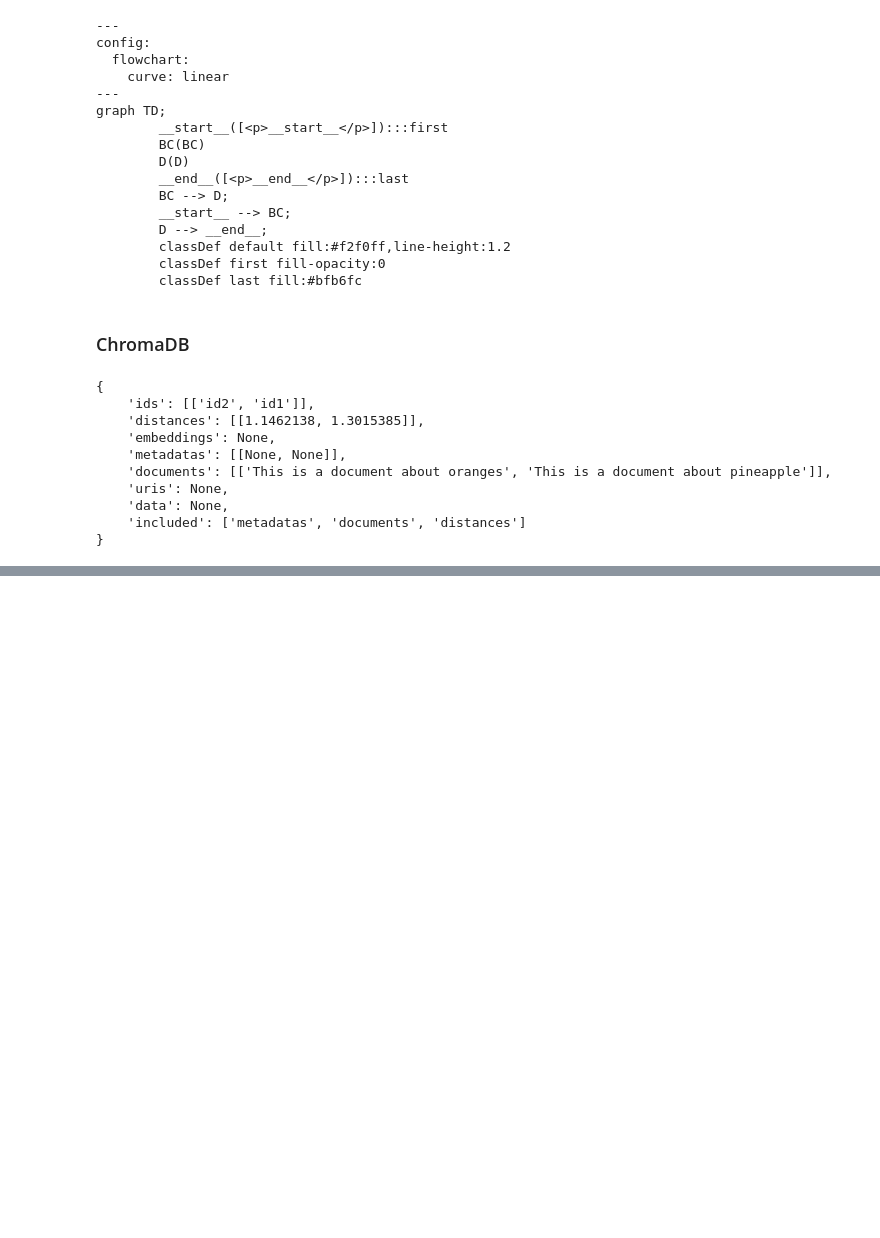
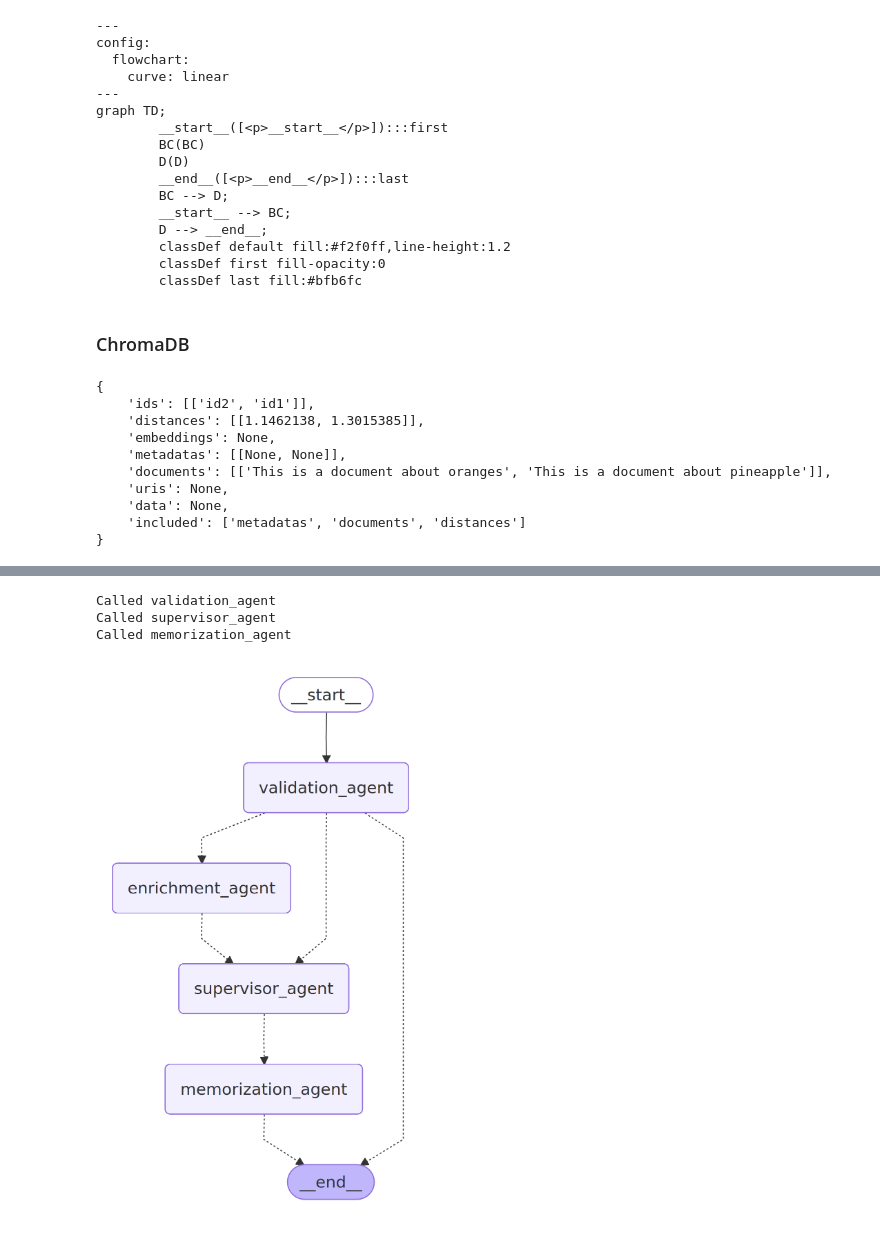
Before and after one commit to tkober/nd901-agentic-ai-with-langchain-and-langgraph-project-3, a Jupyter notebook: testbench.ipynb, the cells around one changed output, grey strips where cells are left out. Saved outputs shown, nothing was run; the diff lists cells and outputs as text; code cells hidden in the pictures; blank space fills up the shorter version.

```diff
--- a/testbench.ipynb
+++ b/testbench.ipynb
@@ -178,0 +294,24 @@ Pretty(results)
+# %%
+graph.invoke(
+    input={},
+    config={
+            "configurable": {
+                "thread_id": 4711,
+                "user_interface": ConsoleUserInterface()
+            }
+        }
+)
+# %% [output]
+Called validation_agent
+Called supervisor_agent
+Called memorization_agent
+# %%
+display(
+    Image(
+        graph.get_graph().draw_mermaid_png(
+            draw_method=MermaidDrawMethod.PYPPETEER
+        )
+    )
+)
+# %% [output]
+[figure, added]
```
Also changed, not shown: parts of 4 cells of this notebook.
